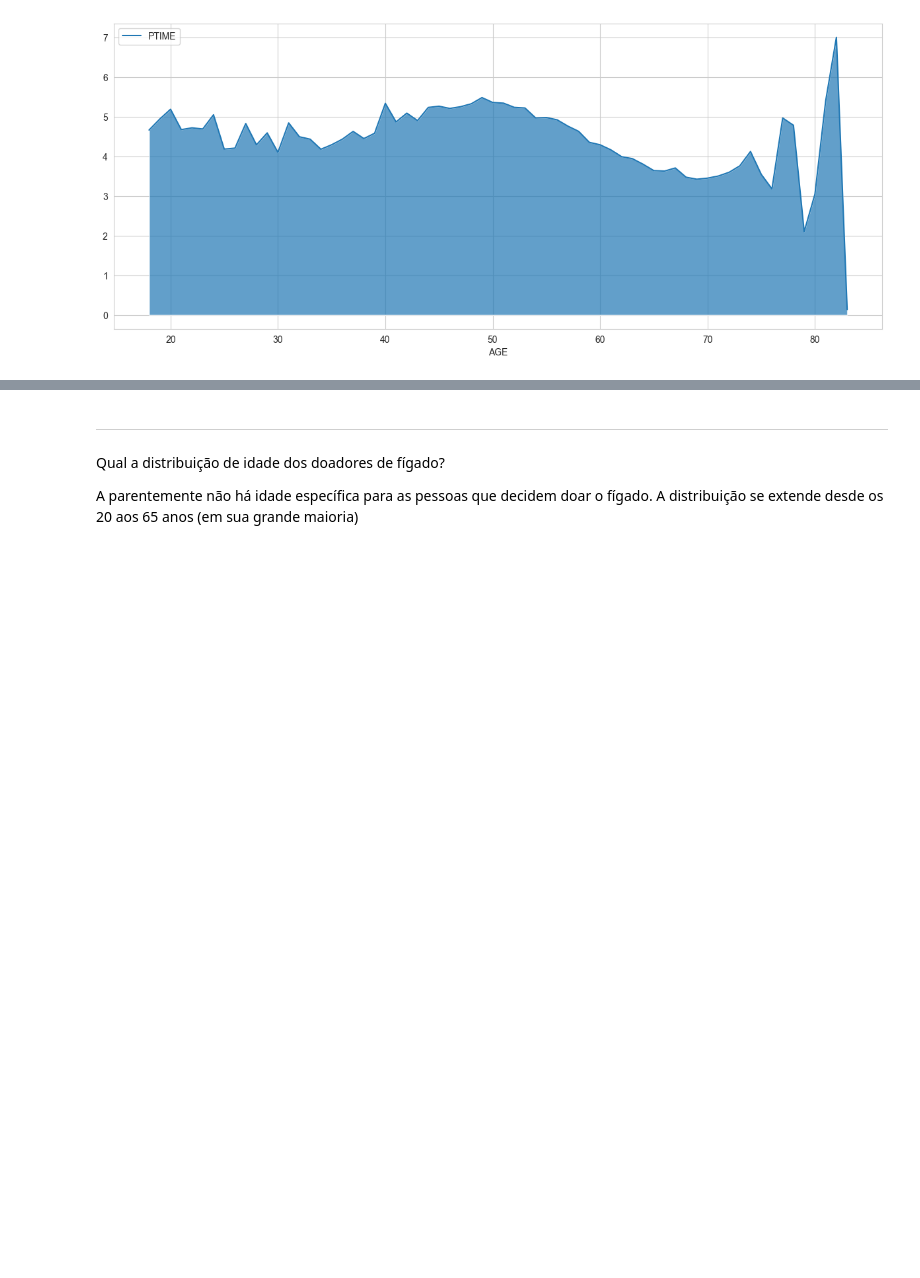
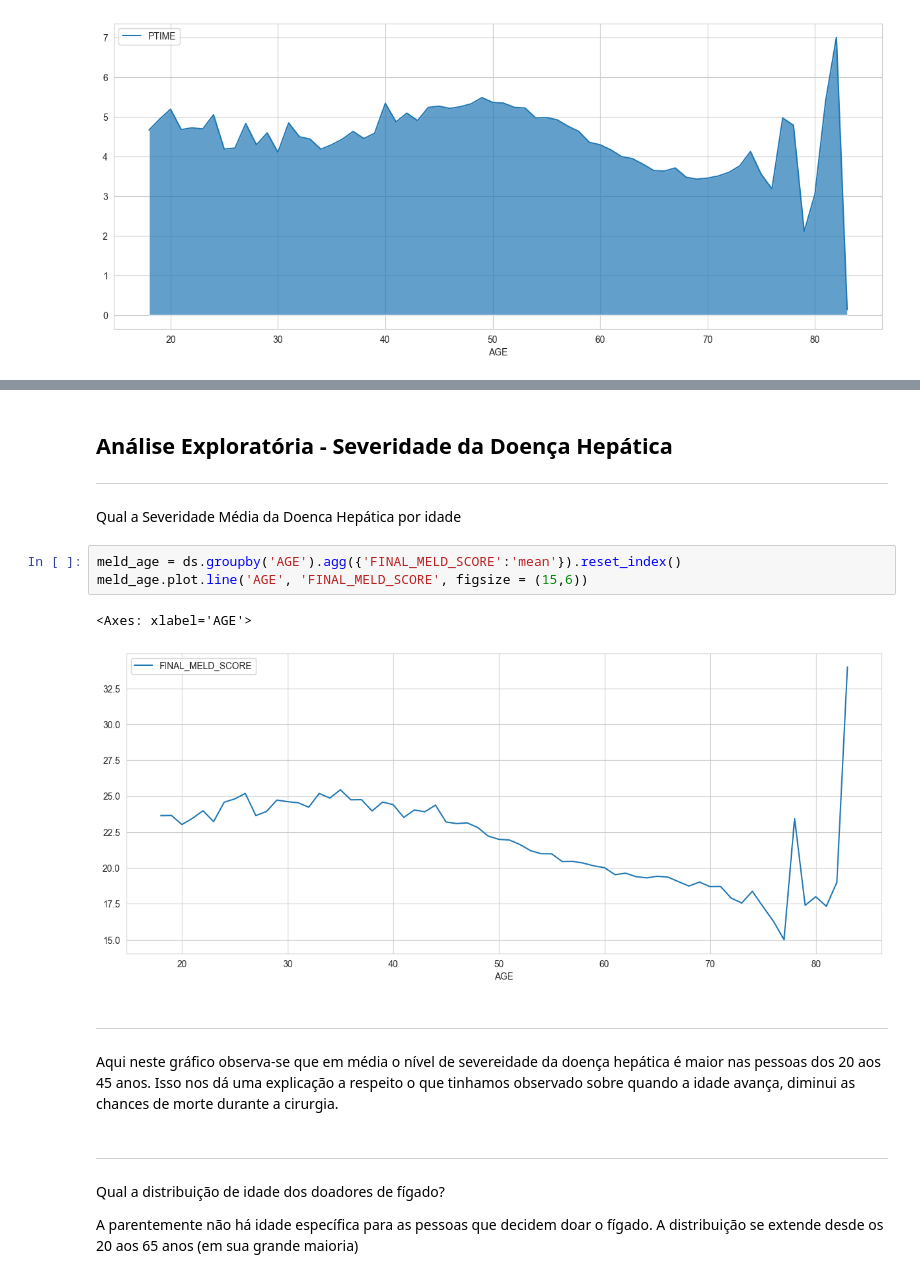
Before and after one commit to bruno-valero/Health_Analytics, a Jupyter notebook: Health_Analytics.ipynb, the cells around one changed output, grey strips where cells are left out. Saved outputs shown, nothing was run; the diff lists cells and outputs as text; blank space fills up the shorter version.

Commit message:
Análise Exploratória Severidade da Doença Hepática

```diff
--- a/Health_Analytics.ipynb
+++ b/Health_Analytics.ipynb
@@ -207,3 +243,17 @@ O gráfico mostra que as pessoas vivem em média 5 anos após o transplante de f
+# %% [markdown]
+## Análise Exploratória - Severidade da Doença Hepática
+---
+# %% [markdown]
+Qual a Severidade Média da Doenca Hepática por idade
+# %%
+meld_age = ds.groupby('AGE').agg({'FINAL_MELD_SCORE':'mean'}).reset_index()
+meld_age.plot.line('AGE', 'FINAL_MELD_SCORE', figsize = (15,6))
+# %% [output]
+<Axes: xlabel='AGE'>
+[figure, added]
+# %% [markdown]
+---
+Aqui neste gráfico observa-se que em média o nível de severeidade da doença hepática é maior nas pessoas dos 20 aos 45 anos. Isso nos dá uma explicação a respeito o que tinhamos observado sobre quando a idade avança, diminui as chances de morte durante a cirurgia.
 # %% [markdown]
 ---
 Qual a distribuição de idade dos doadores de fígado?
```
Also changed, not shown: parts of 10 cells of this notebook.
